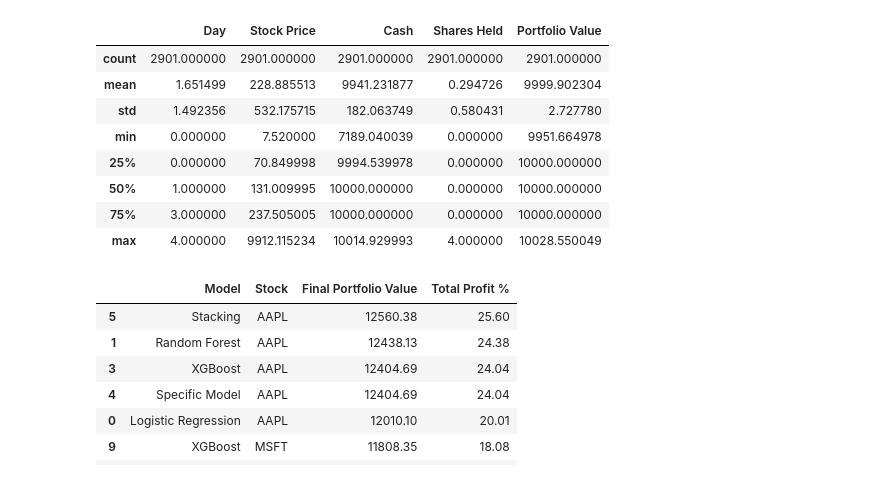
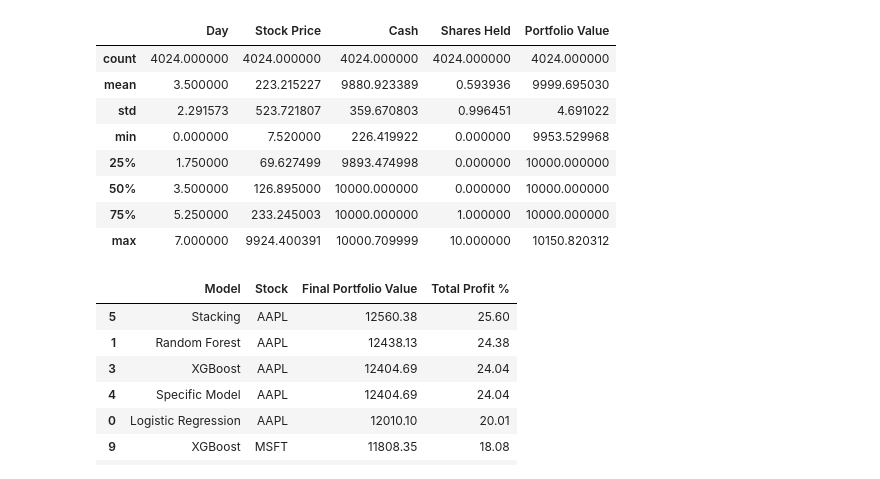
Before and after one commit to uniquedapoet/StockTradingModel, a Jupyter notebook: model_decision_EDA.ipynb, the cells around one changed output. Saved outputs shown, nothing was run; the diff lists cells and outputs as text; code cells hidden in the pictures.

```diff
--- a/model_decision_EDA.ipynb
+++ b/model_decision_EDA.ipynb
@@ -7,7 +7,7 @@ from SimulateDay import scale_data, predict_action, get_stock_data, add_columns,
 import xgboost as xgb
 import joblib
 import altair as alt
-previous_best = pd.read_csv('simResults/previous_best.csv')
+LGBM_decisions = pd.read_csv('simResults/LGBM_model_decisions.csv')
 new_results = pd.read_csv('simResults/sim_results.csv')
 specific_model_decisions = pd.read_csv('simResults/specific_model_decisions.csv').sort_values(by=['Stock Name', 'Day'])
 general_model_decisions = pd.read_csv('simResults/general_model_decisions.csv').sort_values(by=['Stock Name', 'Day'])
@@ -76,15 +90,15 @@ specific_model_decisions.describe()
 # %%
-general_model_decisions.describe()
+LGBM_decisions.describe()
 # %% [output]
 |  | Day | Stock Price | Cash | Shares Held | Portfolio Value |
-| count | 2901.000000 | 2901.000000 | 2901.000000 | 2901.000000 | 2901.000000 |
-| mean | 1.651499 | 228.885513 | 9941.231877 | 0.294726 | 9999.902304 |
-| std | 1.492356 | 532.175715 | 182.063749 | 0.580431 | 2.727780 |
-| min | 0.000000 | 7.520000 | 7189.040039 | 0.000000 | 9951.664978 |
-| 25% | 0.000000 | 70.849998 | 9994.539978 | 0.000000 | 10000.000000 |
-| 50% | 1.000000 | 131.009995 | 10000.000000 | 0.000000 | 10000.000000 |
-| 75% | 3.000000 | 237.505005 | 10000.000000 | 0.000000 | 10000.000000 |
-| max | 4.000000 | 9912.115234 | 10014.929993 | 4.000000 | 10028.550049 |
+| count | 4024.000000 | 4024.000000 | 4024.000000 | 4024.000000 | 4024.000000 |
+| mean | 3.500000 | 223.215227 | 9880.923389 | 0.593936 | 9999.695030 |
+| std | 2.291573 | 523.721807 | 359.670803 | 0.996451 | 4.691022 |
+| min | 0.000000 | 7.520000 | 226.419922 | 0.000000 | 9953.529968 |
+| 25% | 1.750000 | 69.627499 | 9893.474998 | 0.000000 | 10000.000000 |
+| 50% | 3.500000 | 126.895000 | 10000.000000 | 0.000000 | 10000.000000 |
+| 75% | 5.250000 | 233.245003 | 10000.000000 | 1.000000 | 10000.000000 |
+| max | 7.000000 | 9924.400391 | 10000.709999 | 10.000000 | 10150.820312 |
 # %%
 modelComparison = pd.read_csv('simResults/MODELCOMPARISON.csv', index_col=0)
 modelComparison.sort_values(by=['Total Profit %'], ascending=False).head(10)
```
Also changed, not shown: parts of 9 cells of this notebook, 6 other files.
